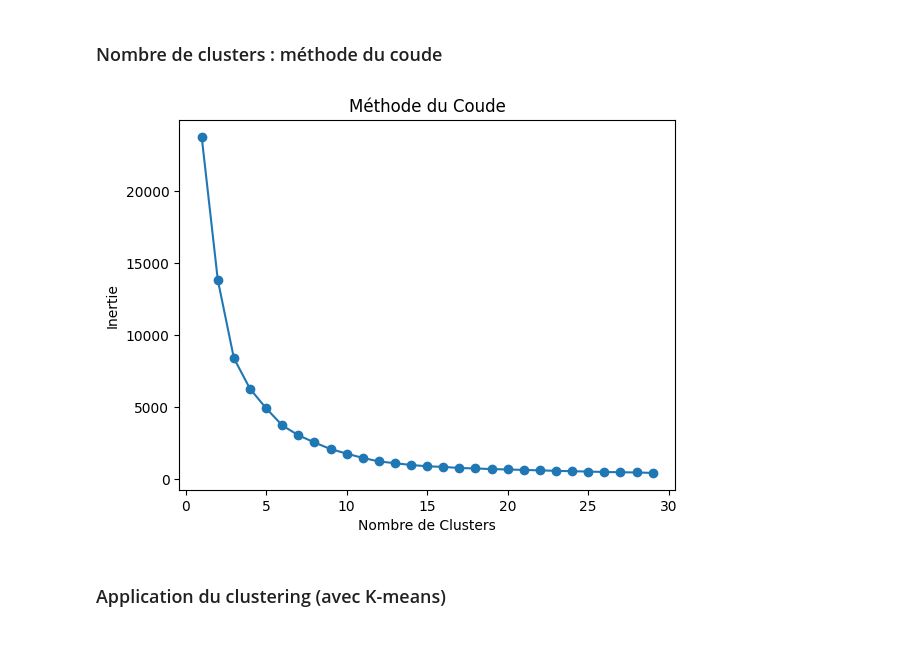
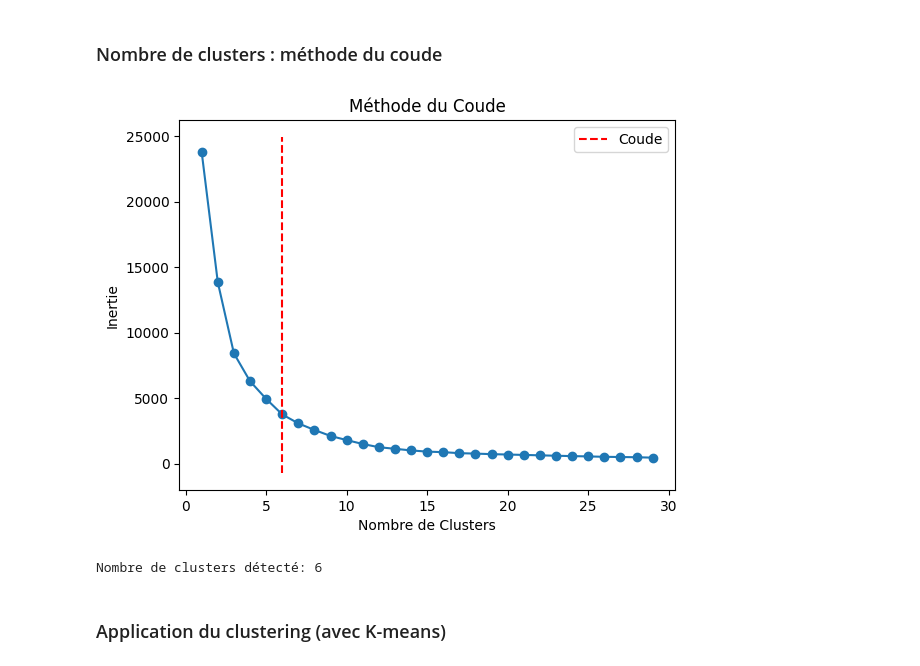
Before and after one commit to Shadume/Online_Retail-Customer_segmentation, a Jupyter notebook: main.ipynb, the cells around one changed output. Cells and saved outputs as stored; diff of their text form; code cells hidden in the pictures.

Commit message:
knee locator

```diff
--- a/main.ipynb
+++ b/main.ipynb
@@ -382,23 +382,29 @@ rfm_normalized = scaler.fit_transform(rfm_df)
 # %% [markdown]
 ### Nombre de clusters : méthode du coude
 # %%
-# Liste pour stocker les valeurs d'inertie
+from kneed import KneeLocator
+
 inertias = []
 
-# Essayer différents nombres de clusters
 for n_clusters in range(1, 30):
     kmeans = KMeans(n_clusters=n_clusters, init='k-means++', n_init=10, random_state=42)
     kmeans.fit(rfm_normalized)
     inertias.append(kmeans.inertia_)
 
-# Tracer le graphique de l'inertie en fonction du nombre de clusters
+knee = KneeLocator(range(1, 30), inertias, curve="convex", direction="decreasing")
+
 plt.plot(range(1, 30), inertias, marker='o')
 plt.title("Méthode du Coude")
 plt.xlabel("Nombre de Clusters")
 plt.ylabel("Inertie")
+plt.vlines(knee.elbow, plt.ylim()[0], plt.ylim()[1], linestyles='dashed', colors='r', label='Coude')
+plt.legend()
 plt.show()
+
+print("Nombre de clusters détecté:", knee.elbow)
 # %% [output]
-[figure, old version]
+[figure, new version]
+Nombre de clusters détecté: 6
 # %% [markdown]
 ### Application du clustering (avec K-means)
 # %%
```
Also changed, not shown: parts of 2 cells of this notebook.
